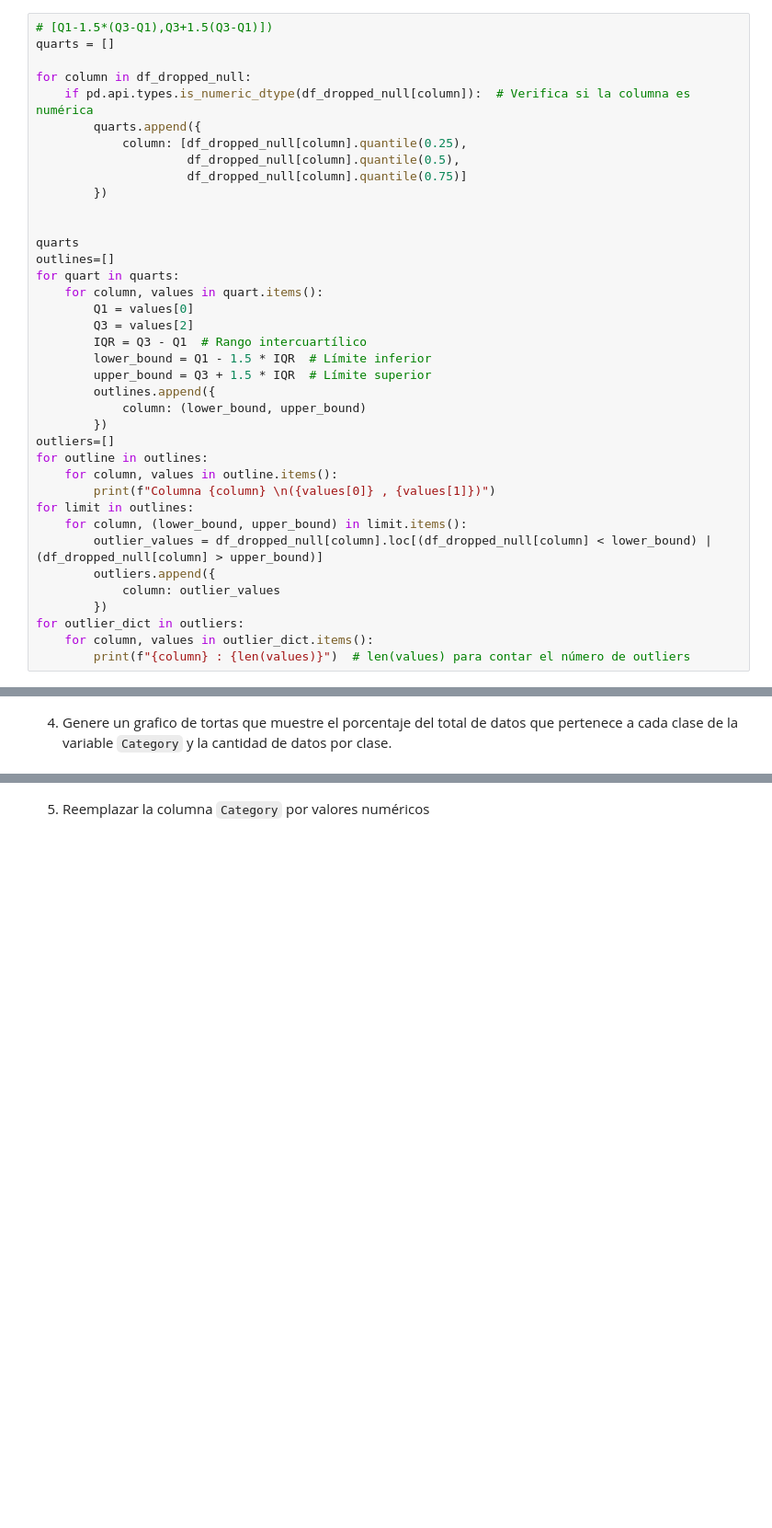
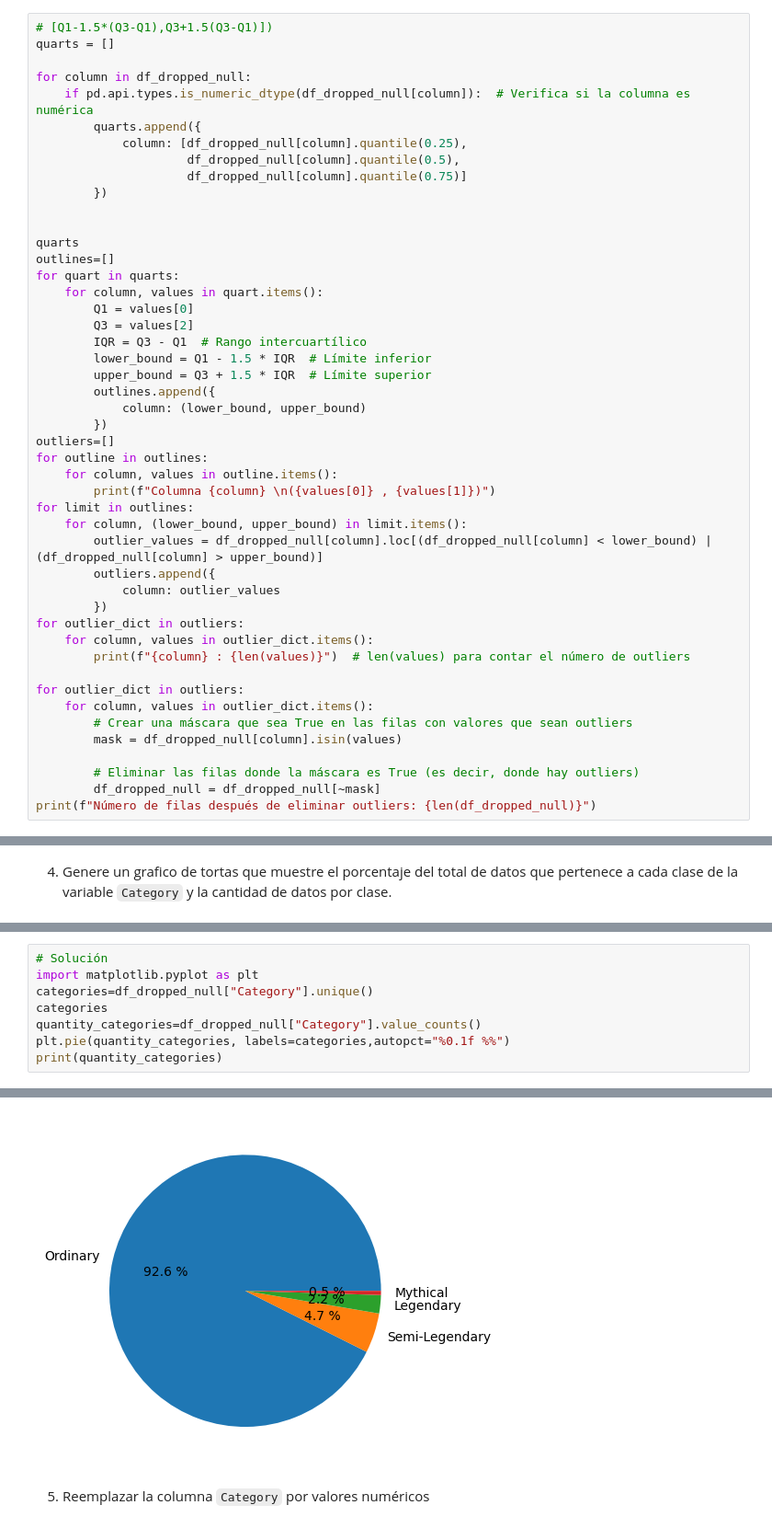
Before and after one commit to Brokolito/IMA539_2, a Jupyter notebook: semana6/Ayudantia_2_IMA539.ipynb, the cells around one changed output, grey strips where cells are left out. Shown: that part at 92% size. Saved outputs shown, nothing was run; the diff lists cells and outputs as text; blank space fills up the shorter version.

```diff
--- a/semana6/Ayudantia_2_IMA539.ipynb
+++ b/semana6/Ayudantia_2_IMA539.ipynb
@@ -216,6 +216,15 @@ for limit in outlines:
 for outlier_dict in outliers:
     for column, values in outlier_dict.items():
         print(f"{column} : {len(values)}")  # len(values) para contar el número de outliers
+
+for outlier_dict in outliers:
+    for column, values in outlier_dict.items():
+        # Crear una máscara que sea True en las filas con valores que sean outliers
+        mask = df_dropped_null[column].isin(values)
+
+        # Eliminar las filas donde la máscara es True (es decir, donde hay outliers)
+        df_dropped_null = df_dropped_null[~mask]
+print(f"Número de filas después de eliminar outliers: {len(df_dropped_null)}")
 # %% [output]
 Columna Generation
 (-3.0 , 13.0)
@@ -242,0 +249,9 @@ import matplotlib
+# %%
+# Solución
+import matplotlib.pyplot as plt
+categories=df_dropped_null["Category"].unique()
+categories
+quantity_categories=df_dropped_null["Category"].value_counts()
+plt.pie(quantity_categories, labels=categories,autopct="%0.1f %%")
+print(quantity_categories)
+# %% [output]
@@ -243,2 +263,3 @@ import matplotlib
+[figure, added]
 # %% [markdown]
 5. Reemplazar la columna `Category` por valores numéricos
```
Also changed, not shown: parts of 7 cells of this notebook.
